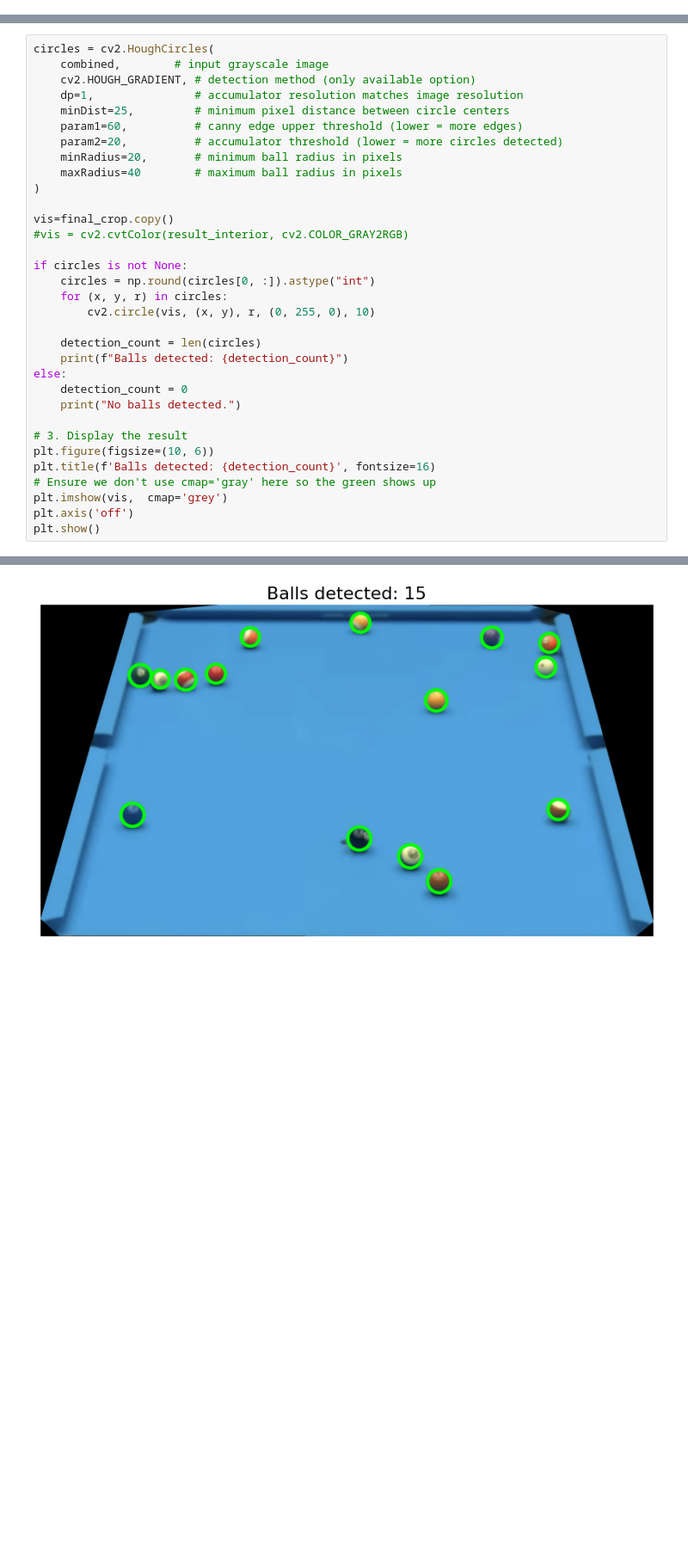
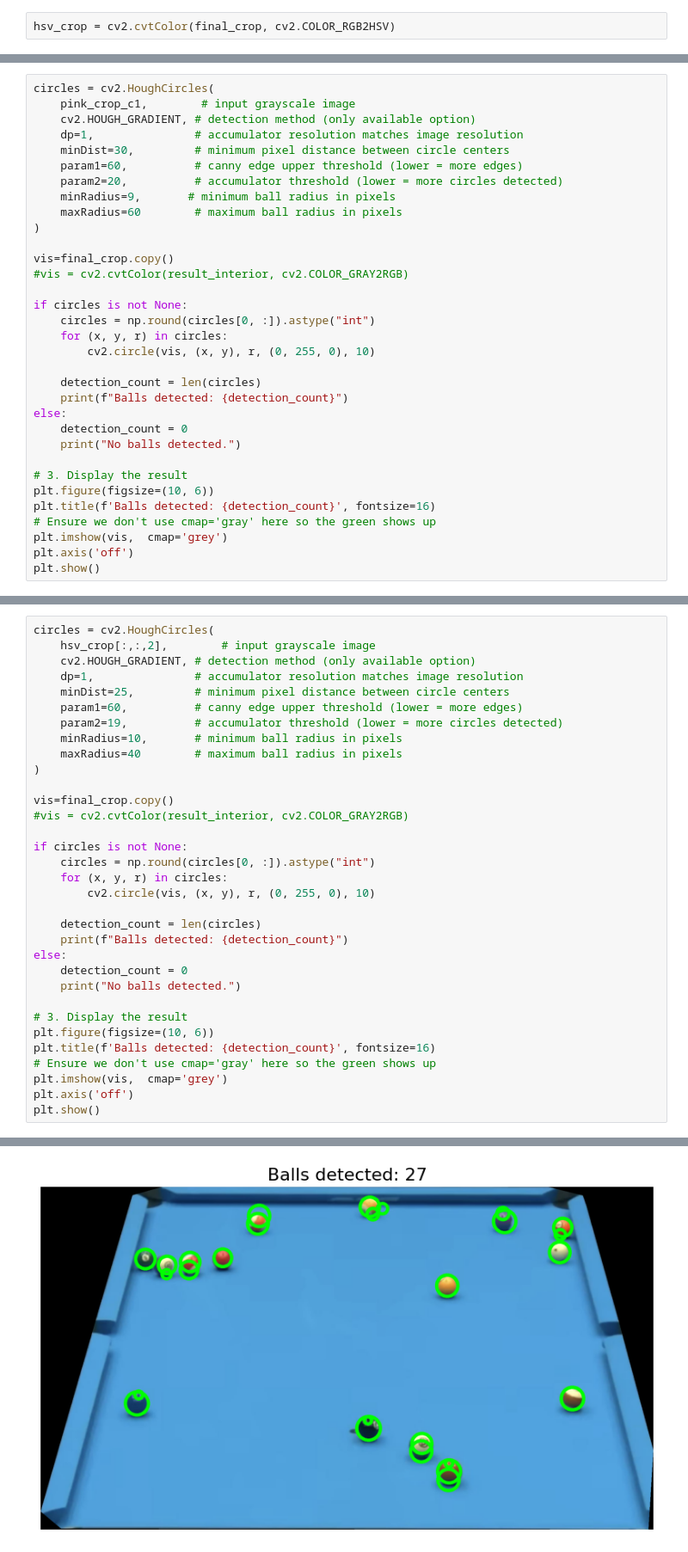
Before and after one commit to mansur-mustafin/Classical-CV-PoolBallDetection, a Jupyter notebook: notebooks/03-balls-detection.ipynb, the cells around one changed output, grey strips where cells are left out. Shown at 86% size. Saved outputs shown, nothing was run; the diff lists cells and outputs as text; blank space fills up the shorter version.

Commit message:
Balls detection on binary mask

```diff
--- a/notebooks/03-balls-detection.ipynb
+++ b/notebooks/03-balls-detection.ipynb
@@ -99,0 +118,2 @@ plt.show()
+# %%
+hsv_crop = cv2.cvtColor(final_crop, cv2.COLOR_RGB2HSV)
@@ -99,0 +304,33 @@ plt.show()
+# %%
+circles = cv2.HoughCircles(
+    pink_crop_c1,        # input grayscale image
+    cv2.HOUGH_GRADIENT, # detection method (only available option)
+    dp=1,               # accumulator resolution matches image resolution
+    minDist=30,         # minimum pixel distance between circle centers
+    param1=60,          # canny edge upper threshold (lower = more edges)
+    param2=20,          # accumulator threshold (lower = more circles detected)
+    minRadius=9,       # minimum ball radius in pixels
+    maxRadius=60        # maximum ball radius in pixels
+)
+
+vis=final_crop.copy()
+#vis = cv2.cvtColor(result_interior, cv2.COLOR_GRAY2RGB)
+
+if circles is not None:
+    circles = np.round(circles[0, :]).astype("int")
+    for (x, y, r) in circles:
+        cv2.circle(vis, (x, y), r, (0, 255, 0), 10)
+
+    detection_count = len(circles)
+    print(f"Balls detected: {detection_count}")
+else:
+    detection_count = 0
+    print("No balls detected.")
+
+# 3. Display the result
+plt.figure(figsize=(10, 6))
+plt.title(f'Balls detected: {detection_count}', fontsize=16)
+# Ensure we don't use cmap='gray' here so the green shows up
+plt.imshow(vis,  cmap='grey')
+plt.axis('off')
+plt.show()
@@ -133,12 +420,12 @@ plt.show()
 # %%
 circles = cv2.HoughCircles(
-    combined,        # input grayscale image
+    hsv_crop[:,:,2],        # input grayscale image
     cv2.HOUGH_GRADIENT, # detection method (only available option)
     dp=1,               # accumulator resolution matches image resolution
     minDist=25,         # minimum pixel distance between circle centers
     param1=60,          # canny edge upper threshold (lower = more edges)
-    param2=20,          # accumulator threshold (lower = more circles detected)
-    minRadius=20,       # minimum ball radius in pixels
+    param2=19,          # accumulator threshold (lower = more circles detected)
+    minRadius=10,       # minimum ball radius in pixels
     maxRadius=40        # maximum ball radius in pixels
 )
 
@@ -168 +455 @@ Balls detected: 15
-[figure, old version]
+[figure, new version]
```
Also changed, not shown: parts of 20 cells of this notebook.
